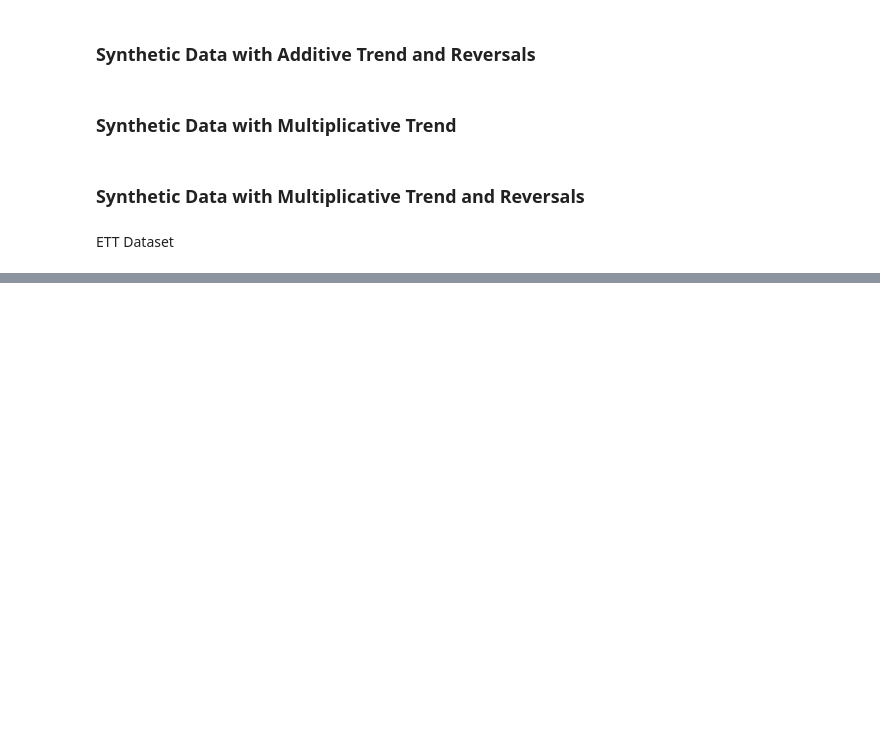
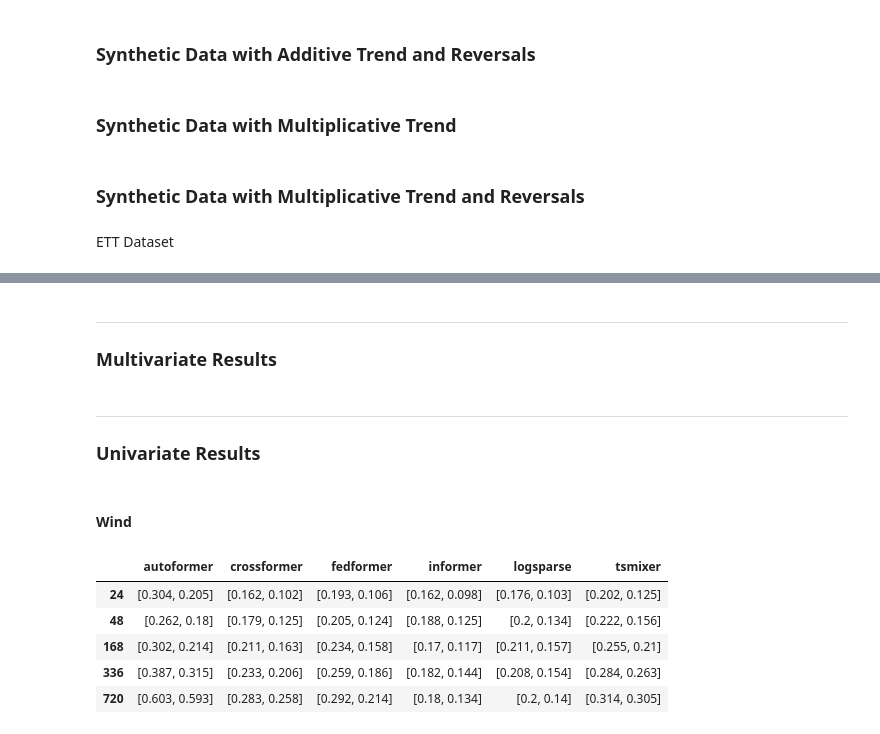
Before and after one commit to anasashb/TransformersEnergyTS, a Jupyter notebook: result_analysis.ipynb, the cells around one changed output, grey strips where cells are left out. Saved outputs shown, nothing was run; the diff lists cells and outputs as text; code cells hidden in the pictures; blank space fills up the shorter version.

Commit message:
updated result analysis

```diff
--- a/result_analysis.ipynb
+++ b/result_analysis.ipynb
@@ -592,0 +596,29 @@ for pred_len in pred_len_list:
+# %% [markdown]
+---
+
+### Multivariate Results
+# %% [markdown]
+---
+
+### Univariate Results
+# %% [markdown]
+#### Wind
+# %%
+list_models = ['autoformer' , 'crossformer', 'fedformer', 'informer', 'logsparse' , 'tsmixer']
+list_lengths = ['24','48','168','336','720']
+
+results_wind = pd.DataFrame(columns = list_models)
+for i , length in enumerate(list_lengths) :
+    results_wind.loc[i] = [autoformer_wind['pred_len' + str(length)][0:2] , crossformer_wind['pred_len' + str(length)][0:2] ,
+                               fedformer_wind['pred_len' + str(length)][0:2] , informer_wind['pred_len' + str(length)][0:2] ,
+                               logsparse_wind['pred_len' + str(length)][0:2] , tsmixer_wind['pred_len' + str(length)][0:2]]
+results_wind.index = list_lengths
+
+results_wind
+# %% [output]
+|  | autoformer | crossformer | fedformer | informer | logsparse | tsmixer |
+| 24 | [0.304, 0.205] | [0.162, 0.102] | [0.193, 0.106] | [0.162, 0.098] | [0.176, 0.103] | [0.202, 0.125] |
+| 48 | [0.262, 0.18] | [0.179, 0.125] | [0.205, 0.124] | [0.188, 0.125] | [0.2, 0.134] | [0.222, 0.156] |
+| 168 | [0.302, 0.214] | [0.211, 0.163] | [0.234, 0.158] | [0.17, 0.117] | [0.211, 0.157] | [0.255, 0.21] |
+| 336 | [0.387, 0.315] | [0.233, 0.206] | [0.259, 0.186] | [0.182, 0.144] | [0.208, 0.154] | [0.284, 0.263] |
+| 720 | [0.603, 0.593] | [0.283, 0.258] | [0.292, 0.214] | [0.18, 0.134] | [0.2, 0.14] | [0.314, 0.305] |
```
Also changed, not shown: parts of 18 cells of this notebook, 2 other files.
